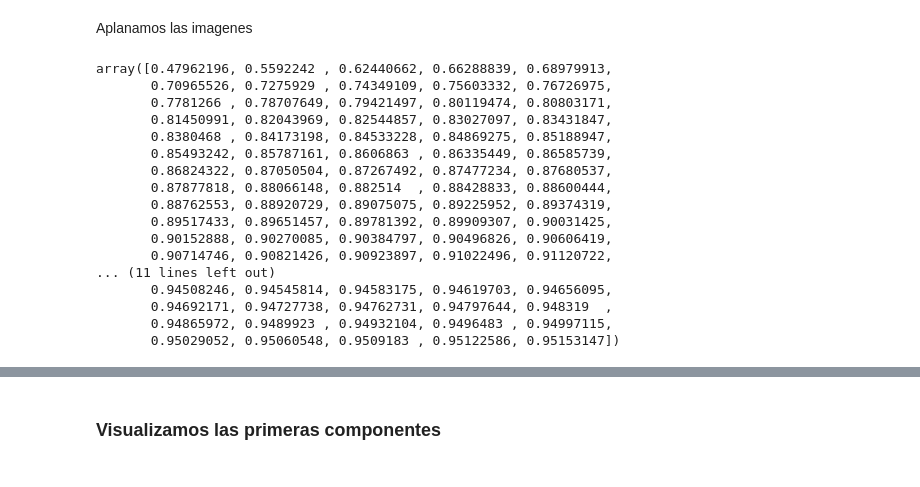
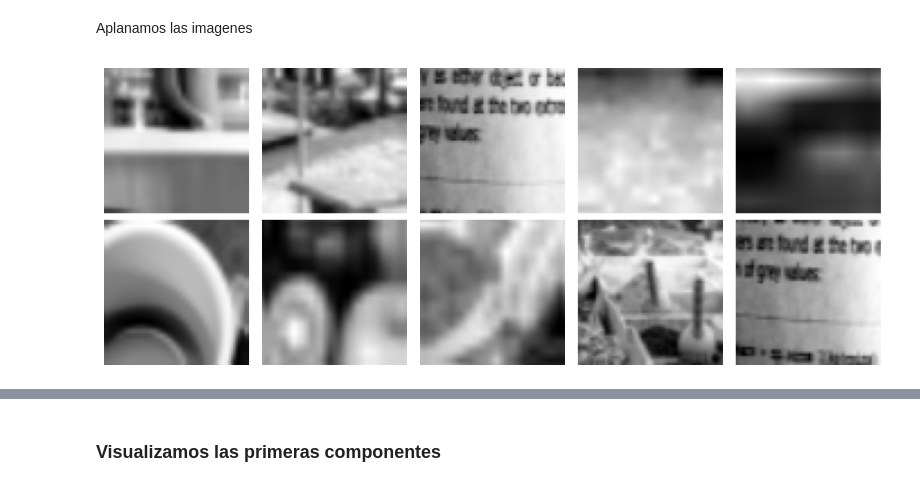
Before and after one commit to joacoguerrae/obligatorio_ml_para_ia, a Jupyter notebook: notebook_obligatorio_sanes_guerra.ipynb, the cells around one changed output, grey strips where cells are left out. Saved outputs shown, nothing was run; the diff lists cells and outputs as text; code cells hidden in the pictures.

```diff
--- a/notebook_obligatorio_sanes_guerra.ipynb
+++ b/notebook_obligatorio_sanes_guerra.ipynb
@@ -202,6 +204,18 @@ X_flatten = np.array([im.flatten() for im in tqdm(X, desc='Construyendo X')])
 # %%
 X_faces_flatten = np.array([im.flatten() for im in tqdm(X_faces, desc='Construyendo X')])
 X_fondos_flatten = np.array([im.flatten() for im in tqdm(X_fondos, desc='Construyendo X')])
+# %%
+# Vuelvo X_faces a su forma original y muestro 10 random
+X_faces_reshaped = X_fondos_flatten.reshape(-1, 64, 64)
+samples = sample(range(X_faces_reshaped.shape[0]), 10)
+fig, ax = plt.subplots(2, 5, figsize=(10, 4))
+for i, axi in enumerate(ax.flat):
+    axi.imshow(X_faces_reshaped[samples[i]], cmap='gray')
+    axi.axis('off')
+plt.tight_layout()
+plt.show()
+# %% [output]
+[figure, added]
 # %%
 X_train, X_val, y_train, y_val = train_test_split(X_flatten, y, test_size=0.1, random_state=42)
 # %%
@@ -214,23 +245,3 @@ for i in pca_values:
-# %%
-np.cumsum(pca_dict[200].explained_variance_ratio_[:135])
-# %% [output]
-array([0.47962196, 0.5592242 , 0.62440662, 0.66288839, 0.68979913,
-       0.70965526, 0.7275929 , 0.74349109, 0.75603332, 0.76726975,
-       0.7781266 , 0.78707649, 0.79421497, 0.80119474, 0.80803171,
-       0.81450991, 0.82043969, 0.82544857, 0.83027097, 0.83431847,
-       0.8380468 , 0.84173198, 0.84533228, 0.84869275, 0.85188947,
-       0.85493242, 0.85787161, 0.8606863 , 0.86335449, 0.86585739,
-       0.86824322, 0.87050504, 0.87267492, 0.87477234, 0.87680537,
-       0.87877818, 0.88066148, 0.882514  , 0.88428833, 0.88600444,
-       0.88762553, 0.88920729, 0.89075075, 0.89225952, 0.89374319,
-       0.89517433, 0.89651457, 0.89781392, 0.89909307, 0.90031425,
-       0.90152888, 0.90270085, 0.90384797, 0.90496826, 0.90606419,
-       0.90714746, 0.90821426, 0.90923897, 0.91022496, 0.91120722,
-... (11 lines left out)
-       0.94508246, 0.94545814, 0.94583175, 0.94619703, 0.94656095,
-       0.94692171, 0.94727738, 0.94762731, 0.94797644, 0.948319  ,
-       0.94865972, 0.9489923 , 0.94932104, 0.9496483 , 0.94997115,
-       0.95029052, 0.95060548, 0.9509183 , 0.95122586, 0.95153147])
 # %%
 for i in pca_values:
     print(f"Varianza explicada con {i} componentes: {np.sum(pca_dict[i].explained_variance_ratio_)}")
```
Also changed, not shown: parts of 27 cells of this notebook, 1 other file.
